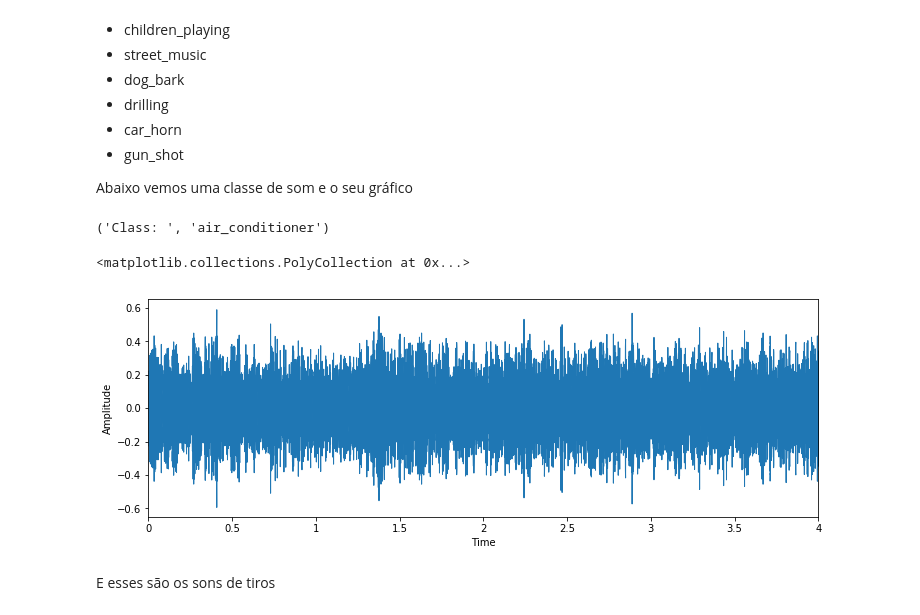
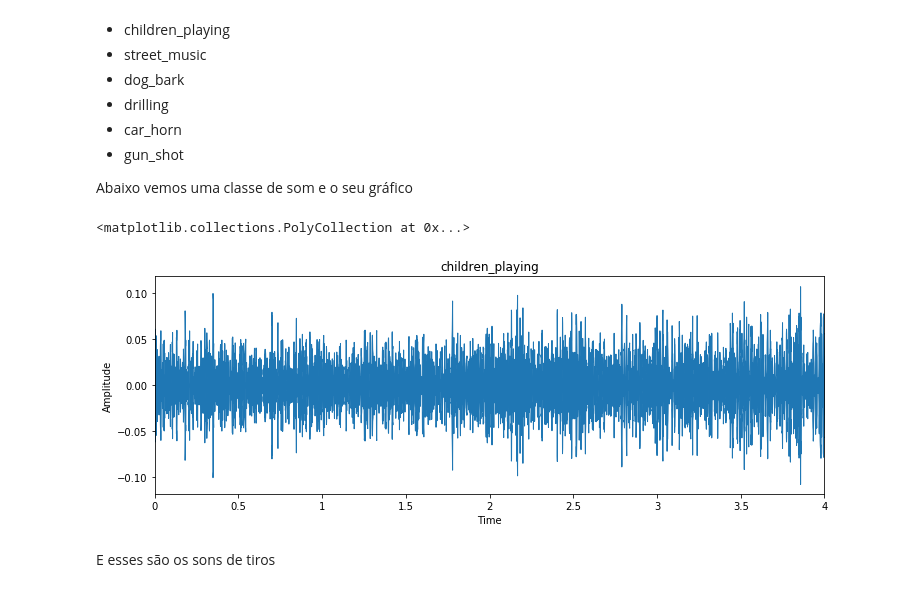
Before and after one commit to flisbao/ml_nanodegree, a Jupyter notebook: TCC_2.ipynb, the cells around one changed output. Cells and saved outputs as stored; diff of their text form; code cells hidden in the pictures.

```diff
--- a/TCC_2.ipynb
+++ b/TCC_2.ipynb
@@ -66,20 +66,20 @@ Abaixo vemos uma classe de som e o seu gráfico
 # %%
 import matplotlib.pyplot as plt
 import librosa.display
 import glob
 import pandas as pd
 import random
 
 example = random.choice(train_data.index)
-print('Class: ', train_data.Class[example])
+
 x, sr = librosa.load('./train/Train/' + str(train_data.ID[example]) + '.wav')
 plt.figure(figsize=(12, 4))
 plt.ylabel('Amplitude')
+plt.title(train_data.Class[example])
 librosa.display.waveplot(x, sr=sr)
 # %% [output]
-('Class: ', 'air_conditioner')
+<matplotlib.collections.PolyCollection at 0x...>
-<matplotlib.collections.PolyCollection at 0x...>
-[figure, old version]
+[figure, new version]
 # %% [markdown]
 E esses são os sons de tiros
 # %%
```
Also changed, not shown: parts of 2 cells of this notebook, 1 other file.
